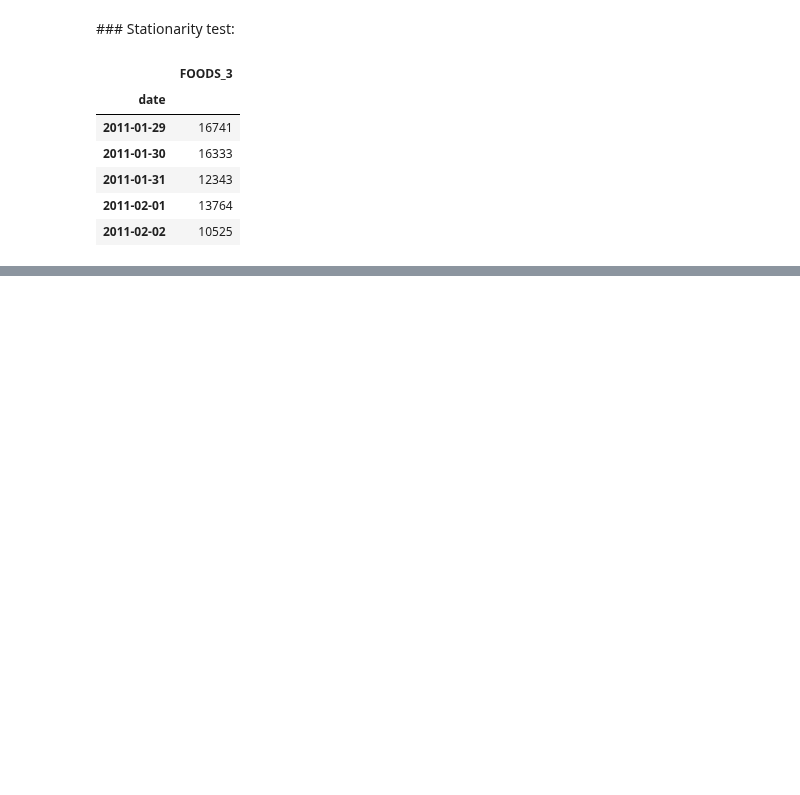
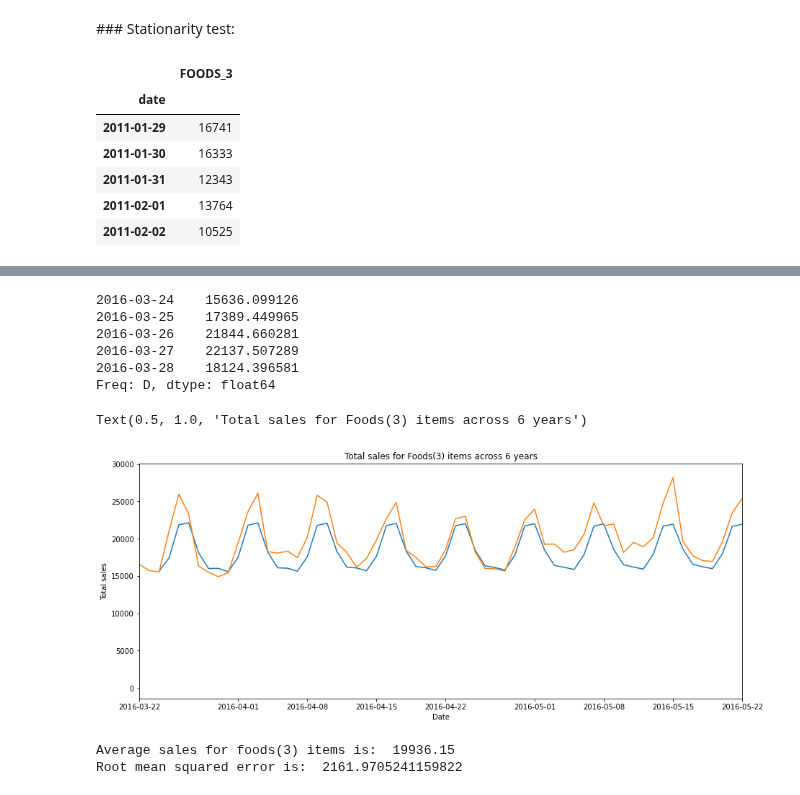
Before and after one commit to sithankanna/hts-forecast, a Jupyter notebook: notebooks/002-EK-EDA.ipynb, the cells around one changed output, grey strips where cells are left out. Cells and saved outputs as stored; diff of their text form; code cells hidden in the pictures; blank space fills up the shorter version.

```diff
--- a/notebooks/002-EK-EDA.ipynb
+++ b/notebooks/002-EK-EDA.ipynb
@@ -243,0 +278,5 @@ Probability-Value:  0.2825816409039398
+# %%
+# split the last 2 months as a test set
+train_data = df9.iloc[:-60]
+test_data = df9.iloc[-60:]
+print(df9.shape, train_data.shape, test_data.shape)
@@ -243,0 +285,4 @@ Probability-Value:  0.2825816409039398
+# %%
+#Set ARIMA function and fit model
+model = ARIMA(train_data, order=(5,1,4))
+result = model.fit()
@@ -243,0 +308,33 @@ Probability-Value:  0.2825816409039398
+# %%
+# predict last two months of FOODS_3 sales
+begin = len(train_data)
+finish = len(train_data)+len(test_data)-1
+prediction = result.predict(start = begin, end = finish, typ ='levels')
+prediction.head()
+# %% [output]
+2016-03-24    15636.099126
+2016-03-25    17389.449965
+2016-03-26    21844.660281
+2016-03-27    22137.507289
+2016-03-28    18124.396581
+Freq: D, dtype: float64
+# %%
+# Plot of total sales for foods_3 vs time
+plt.figure(figsize=(15,6))
+plt.plot(prediction)
+plt.plot(df9)
+plt.xlim('2016-03-22', '2016-05-22')
+plt.xlabel('Date')
+plt.ylabel('Total sales')
+plt.title('Total sales for Foods(3) items across 6 years')
+# %% [output]
+Text(0.5, 1.0, 'Total sales for Foods(3) items across 6 years')
+[figure, added]
+# %%
+#Compare FOODS_3 average sales with RMSE
+print("Average sales for foods(3) items is: ", test_data.FOODS_3.mean())
+rmse = sqrt(mean_squared_error(test_data, prediction))
+print("Root mean squared error is: ", rmse)
+# %% [output]
+Average sales for foods(3) items is:  19936.15
+Root mean squared error is:  2161.9705241159822
```
Also changed, not shown: parts of 9 cells of this notebook.
